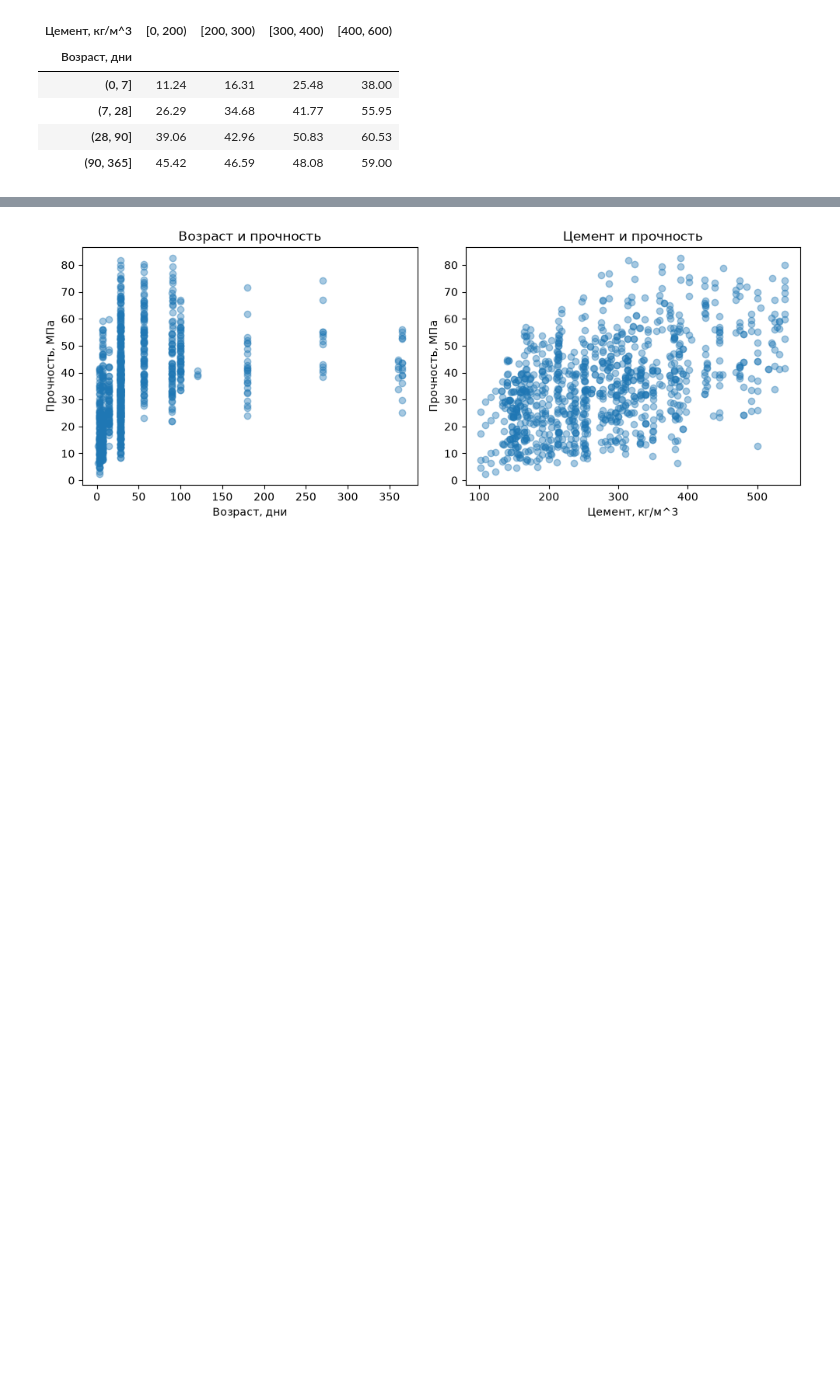
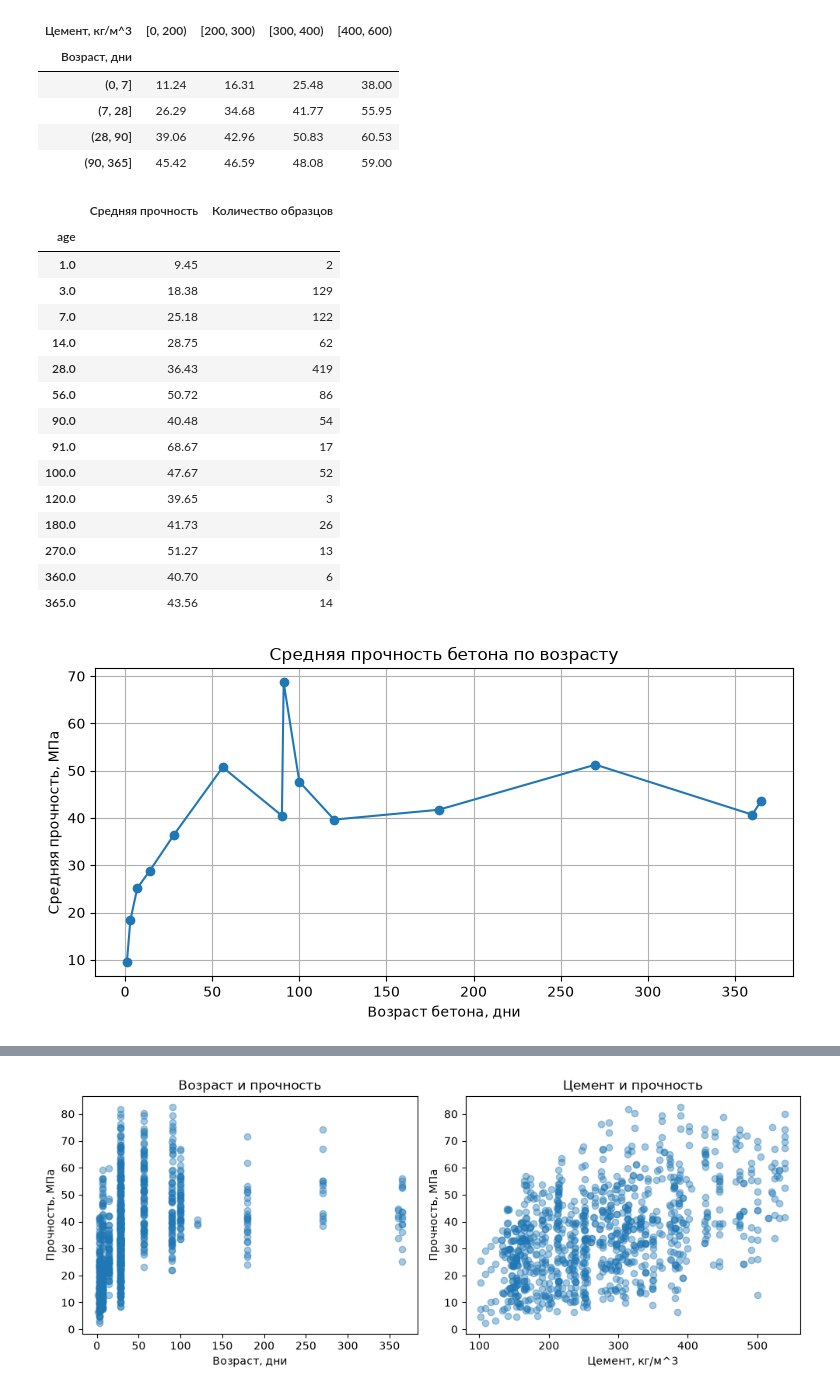
Before and after one commit to PolinaOvechka/Languages_for_AI_Yaroslavtseva_Polina, a Jupyter notebook: Course/concrete_strength_variant19.ipynb, the cells around one changed output, grey strips where cells are left out. Saved outputs shown, nothing was run; the diff lists cells and outputs as text; code cells hidden in the pictures; blank space fills up the shorter version.

```diff
--- a/Course/concrete_strength_variant19.ipynb
+++ b/Course/concrete_strength_variant19.ipynb
@@ -91,3 +91,38 @@ display(summary.round(2))
 | (7, 28] | 26.29 | 34.68 | 41.77 | 55.95 |
 | (28, 90] | 39.06 | 42.96 | 50.83 | 60.53 |
 | (90, 365] | 45.42 | 46.59 | 48.08 | 59.00 |
+# %%
+# Средняя прочность бетона для каждого возраста
+age_stats = df.groupby("age")["strength_mpa"].agg(["mean", "count"])
+
+age_stats.columns = ["Средняя прочность", "Количество образцов"]
+
+display(age_stats.round(2))
+
+# График средней прочности по возрасту
+plt.figure(figsize=(9, 4))
+plt.plot(age_stats.index, age_stats["Средняя прочность"], marker="o")
+
+plt.title("Средняя прочность бетона по возрасту")
+plt.xlabel("Возраст бетона, дни")
+plt.ylabel("Средняя прочность, МПа")
+plt.grid(True)
+plt.show()
+# %% [output]
+|  | Средняя прочность | Количество образцов |
+| age |  |  |
+| 1.0 | 9.45 | 2 |
+| 3.0 | 18.38 | 129 |
+| 7.0 | 25.18 | 122 |
+| 14.0 | 28.75 | 62 |
+| 28.0 | 36.43 | 419 |
+| 56.0 | 50.72 | 86 |
+| 90.0 | 40.48 | 54 |
+| 91.0 | 68.67 | 17 |
+| 100.0 | 47.67 | 52 |
+| 120.0 | 39.65 | 3 |
+| 180.0 | 41.73 | 26 |
+| 270.0 | 51.27 | 13 |
+| 360.0 | 40.70 | 6 |
+| 365.0 | 43.56 | 14 |
+[figure, added]
```
Also changed, not shown: parts of 10 cells of this notebook.
